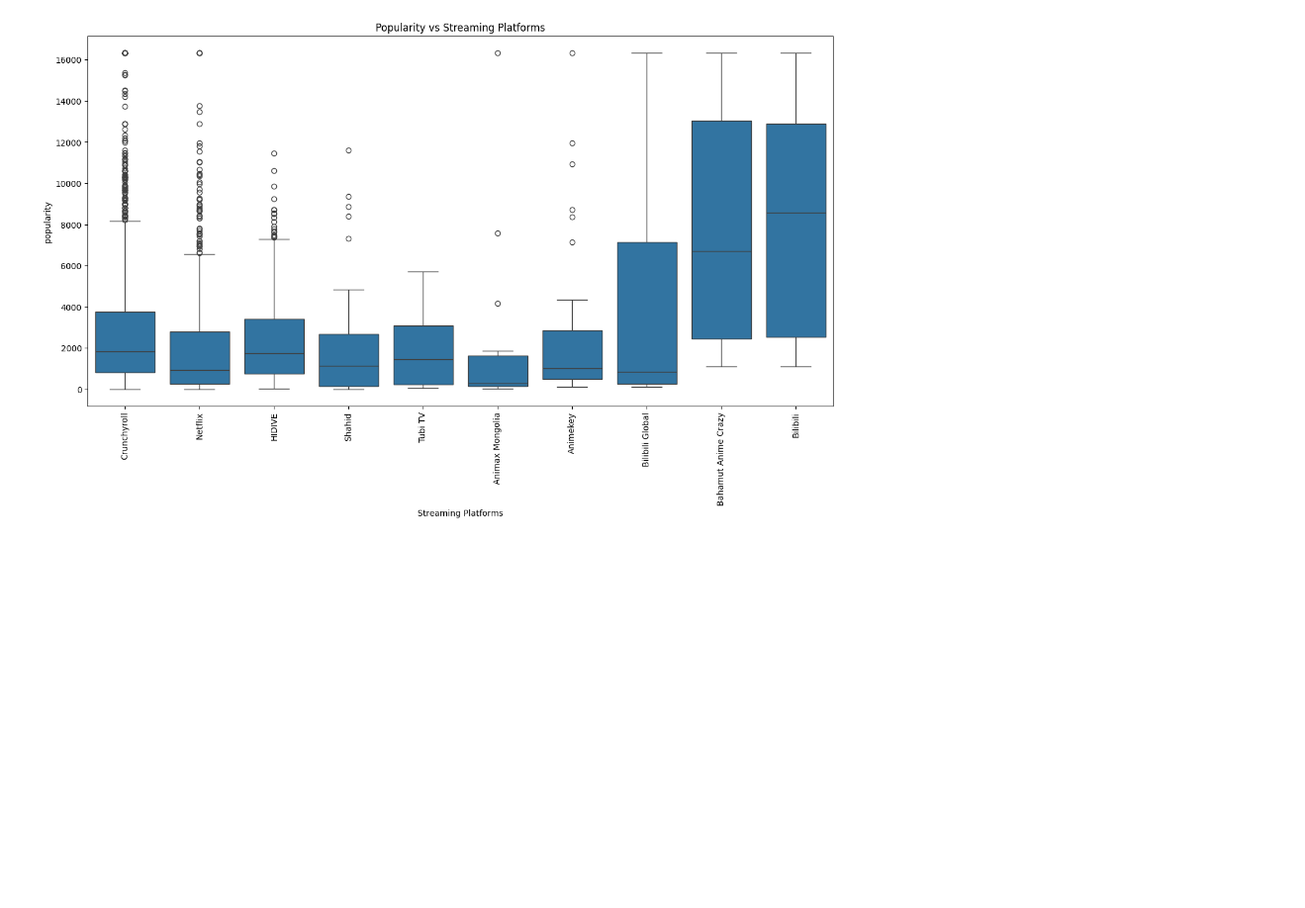
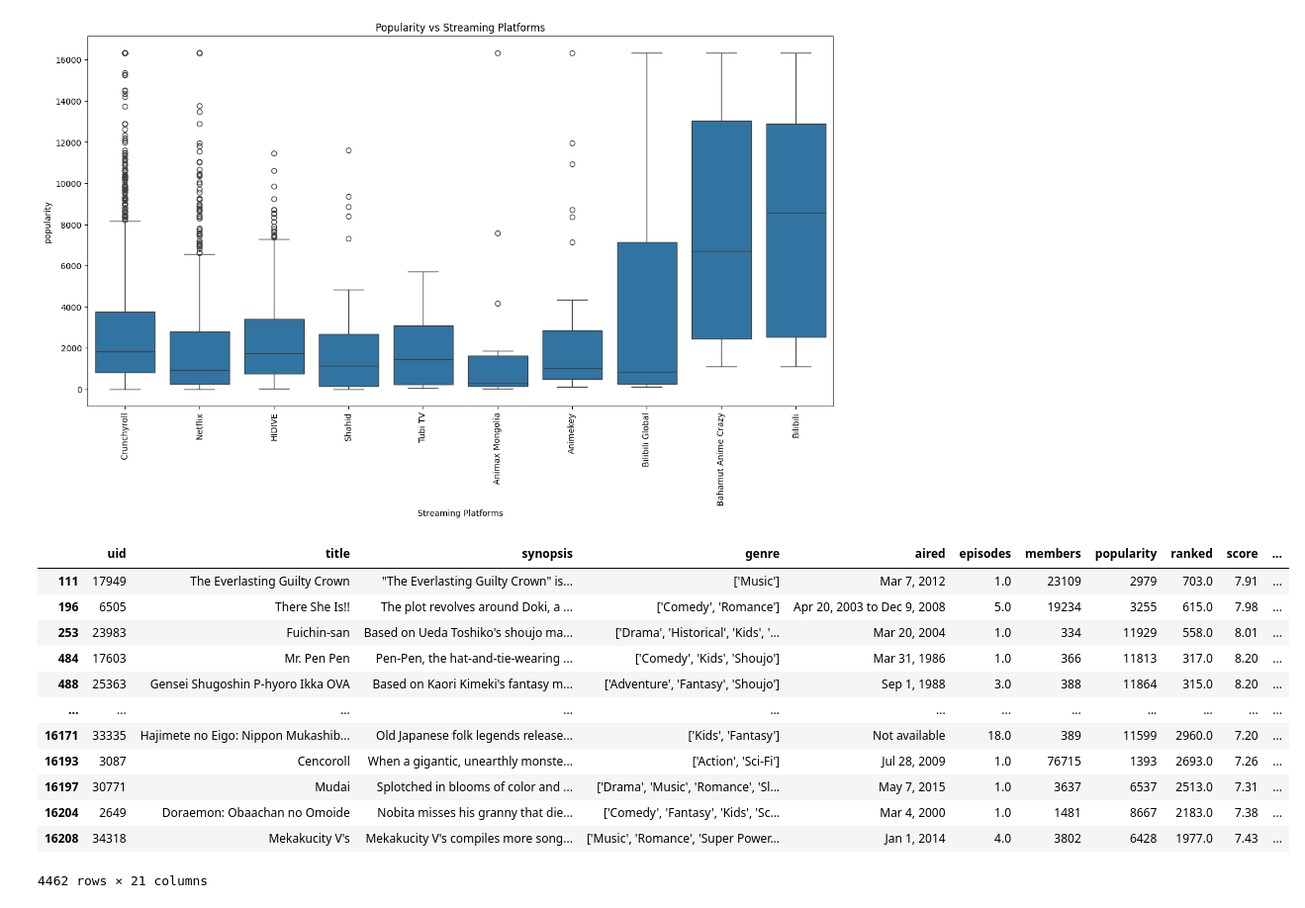
Before and after one commit to tobiasseck/anime-data-analytics-project, a Jupyter notebook: explorative/scraping-sighting.ipynb, the cells around one changed output. Shown at 99% size. Cells and saved outputs as stored; diff of their text form; code cells hidden in the pictures; blank space fills up the shorter version.

```diff
--- a/explorative/scraping-sighting.ipynb
+++ b/explorative/scraping-sighting.ipynb
@@ -236,5 +218,23 @@ plt.xticks(rotation=90)
 plt.show()
 # %% [output]
 [figure]
+# %%
+filtered_df = added_info_animes_df[added_info_animes_df['Studios'].apply(lambda x: 'add some' in x if isinstance(x, list) else False)]
+
+display(filtered_df)
+# %% [output]
+|  | uid | title | synopsis | genre | aired | episodes | members | popularity | ranked | score | ... |
+| 111 | 17949 | The Everlasting Guilty Crown | "The Everlasting Guilty Crown" is... | ['Music'] | Mar 7, 2012 | 1.0 | 23109 | 2979 | 703.0 | 7.91 | ... |
+| 196 | 6505 | There She Is!! | The plot revolves around Doki, a ... | ['Comedy', 'Romance'] | Apr 20, 2003 to Dec 9, 2008 | 5.0 | 19234 | 3255 | 615.0 | 7.98 | ... |
+| 253 | 23983 | Fuichin-san | Based on Ueda Toshiko's shoujo ma... | ['Drama', 'Historical', 'Kids', '... | Mar 20, 2004 | 1.0 | 334 | 11929 | 558.0 | 8.01 | ... |
+| 484 | 17603 | Mr. Pen Pen | Pen-Pen, the hat-and-tie-wearing ... | ['Comedy', 'Kids', 'Shoujo'] | Mar 31, 1986 | 1.0 | 366 | 11813 | 317.0 | 8.20 | ... |
+| 488 | 25363 | Gensei Shugoshin P-hyoro Ikka OVA | Based on Kaori Kimeki's fantasy m... | ['Adventure', 'Fantasy', 'Shoujo'] | Sep 1, 1988 | 3.0 | 388 | 11864 | 315.0 | 8.20 | ... |
+| ... | ... | ... | ... | ... | ... | ... | ... | ... | ... | ... | ... |
+| 16171 | 33335 | Hajimete no Eigo: Nippon Mukashib... | Old Japanese folk legends release... | ['Kids', 'Fantasy'] | Not available | 18.0 | 389 | 11599 | 2960.0 | 7.20 | ... |
+| 16193 | 3087 | Cencoroll | When a gigantic, unearthly monste... | ['Action', 'Sci-Fi'] | Jul 28, 2009 | 1.0 | 76715 | 1393 | 2693.0 | 7.26 | ... |
+| 16197 | 30771 | Mudai | Splotched in blooms of color and ... | ['Drama', 'Music', 'Romance', 'Sl... | May 7, 2015 | 1.0 | 3637 | 6537 | 2513.0 | 7.31 | ... |
+| 16204 | 2649 | Doraemon: Obaachan no Omoide | Nobita misses his granny that die... | ['Comedy', 'Fantasy', 'Kids', 'Sc... | Mar 4, 2000 | 1.0 | 1481 | 8667 | 2183.0 | 7.38 | ... |
+| 16208 | 34318 | Mekakucity V's | Mekakucity V's compiles more song... | ['Music', 'Romance', 'Super Power... | Jan 1, 2014 | 4.0 | 3802 | 6428 | 1977.0 | 7.43 | ... |
+4462 rows × 21 columns
 # %%
 added_info_animes_df.to_csv('../data/animes_better.csv', index=False)
```
Also changed, not shown: parts of 8 cells of this notebook.
